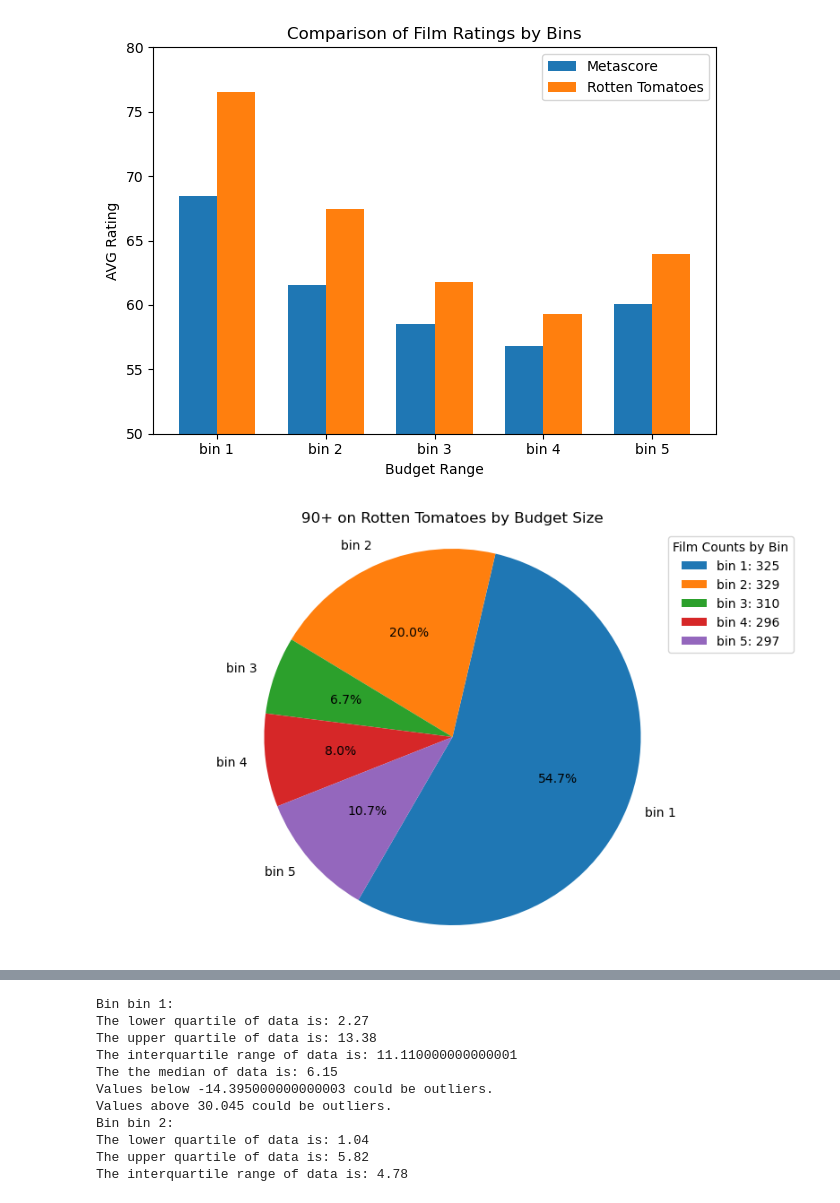
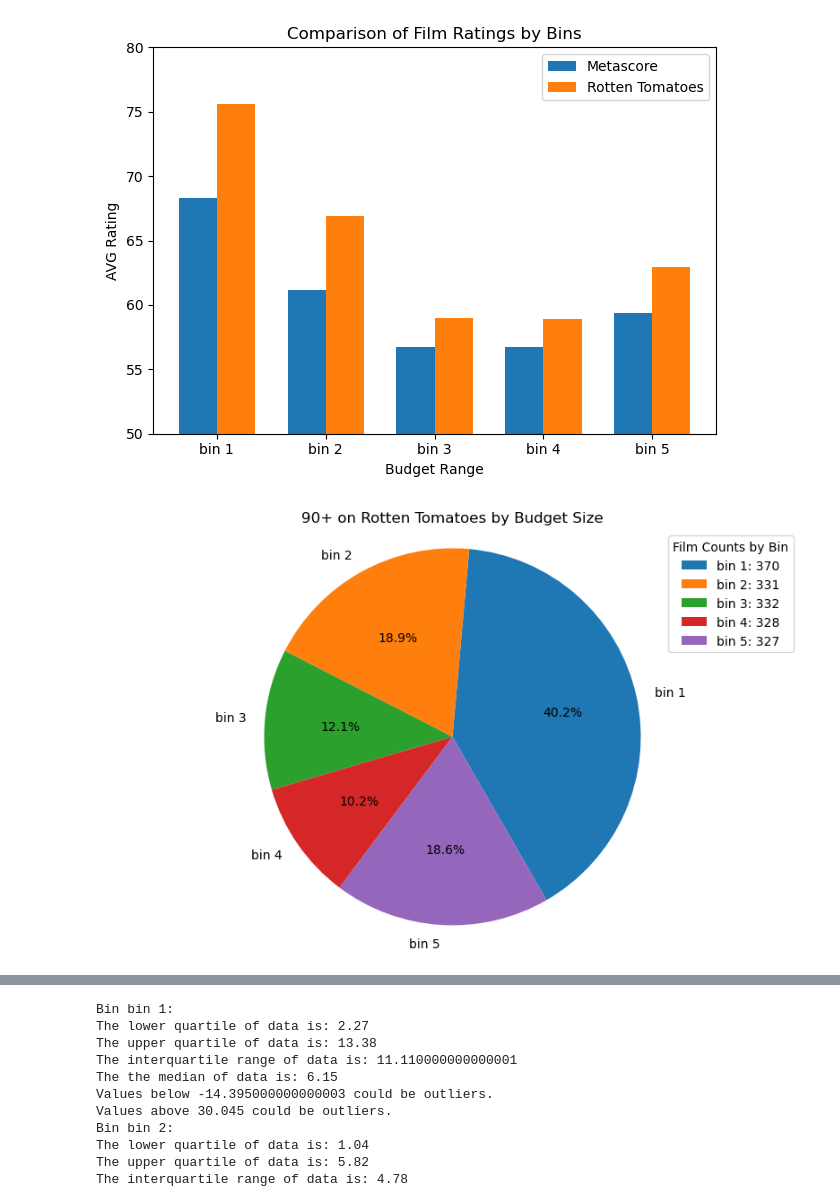
Before and after one commit to jvwastaken/Blockbuster-Breakdown, a Jupyter notebook: jeff_analysis/budget_analysis.ipynb, the cells around one changed output, grey strips where cells are left out. Drawn from its saved outputs; the diff is of its cells as text; code cells hidden in the pictures.

```diff
--- a/jeff_analysis/budget_analysis.ipynb
+++ b/jeff_analysis/budget_analysis.ipynb
@@ -108,14 +143,9 @@ budget_analysis_df.head()
 # %%
 import pandas as pd
 
-# Assuming df is your DataFrame with a 'budget' column
-# bins and groups as defined in your example
 bins = [0, 60, 70, 80, 90, 101]
 groups = ["F", "D", "C", "B", "A"]
 
-# Add a new column 'bin_labels' to the DataFrame
-budget_analysis_df['RT_bin'] = pd.cut(budget_analysis_df['Rotten Tomatoes Rating'], bins=bins, labels=groups, right=False)
-
-# Now you can groupby 'bin_labels' and analyze the data
+budget_analysis_df['RT_bin'] = pd.cut(budget_analysis_df['Rotten_Tomato_O'], bins=bins, labels=groups, right=False)
 budget_analysis_df.head()
 # %% [output]
@@ -128,14 +158,9 @@ budget_analysis_df.head()
 # %%
 import pandas as pd
 
-# Assuming df is your DataFrame with a 'budget' column
-# bins and groups as defined in your example
 bins = [0, 60, 70, 80, 90, 101]
 groups = ["F", "D", "C", "B", "A"]
 
-# Add a new column 'bin_labels' to the DataFrame
-budget_analysis_df['Meta_bin'] = pd.cut(budget_analysis_df['Metascore'], bins=bins, labels=groups, right=False)
-
-# Now you can groupby 'bin_labels' and analyze the data
+budget_analysis_df['Meta_bin'] = pd.cut(budget_analysis_df['Metascore_O'], bins=bins, labels=groups, right=False)
 budget_analysis_df.head()
 # %% [output]
@@ -181,7 +203,6 @@ bin 5                          63.986532    297
 # %%
-# Group by "budget_bins" and count occurrences of "A" in each group
-count_f_by_bin = budget_analysis_df[budget_analysis_df["RT_bin"] == "F"].groupby("budget_bins").size()
+count_a_by_bin = budget_analysis_df[budget_analysis_df["RT_bin"] == "A"].groupby("budget_bins").size()
 # Display the count
-print(count_f_by_bin)
+print(count_a_by_bin)
 # %% [output]
 budget_bins
@@ -193,5 +214 @@ bin 5    123
 dtype: int64
-# %%
-count_a_by_bin = budget_analysis_df[budget_analysis_df["Meta_bin"] == "A"].groupby("budget_bins").size()
-# Display the count
-print(count_a_by_bin)
@@ -300,8 +376,8 @@ import matplotlib.pyplot as plt
 import numpy as np
 
 bins = sorted(budget_analysis_df["budget_bins"].unique())
-mean_by_meta = budget_analysis_df.groupby("budget_bins")["Metascore"].mean()
-mean_by_RT = budget_analysis_df.groupby("budget_bins")["Rotten Tomatoes Rating"].mean()
+mean_by_meta = budget_analysis_df.groupby("budget_bins")["Metascore_O"].mean()
+mean_by_RT = budget_analysis_df.groupby("budget_bins")["Rotten_Tomato_O"].mean()
 
 bar_width = 0.35
 
@@ -326,29 +402,29 @@ plt.legend()
 plt.tight_layout()
 plt.show()
 # %% [output]
-[figure, old version]
+[figure, new version]
 # %%
 import matplotlib.pyplot as plt
 
 budget_bin_count = budget_analysis_df.groupby("budget_bins").size()
 
 # Assuming count_a_by_bin is your Series containing the counts
 labels = count_a_by_bin.index  # Budget bins as labels
 sizes = count_a_by_bin.values  # Counts as sizes
 
 # Plotting the pie chart with adjusted subplot size
 fig, ax = plt.subplots(figsize=(10, 6))
-ax.pie(sizes, labels=labels, autopct='%1.1f%%', startangle=240)
+ax.pie(sizes, labels=labels, autopct='%1.1f%%', startangle=300)
 ax.set_title('90+ on Rotten Tomatoes by Budget Size')
 ax.axis('equal')
 
 # Adding legend showing total film counts by budget bin
 legend_labels = ['{}: {}'.format(label, size) for label, size in zip(labels, budget_bin_count)]
 ax.legend(legend_labels, title="Film Counts by Bin", loc='upper right')
 
 plt.show()
 # %% [output]
-[figure, old version]
+[figure, new version]
 # %%
 import matplotlib.pyplot as plt
 
```
Also changed, not shown: parts of 56 cells of this notebook, 13 other files.
